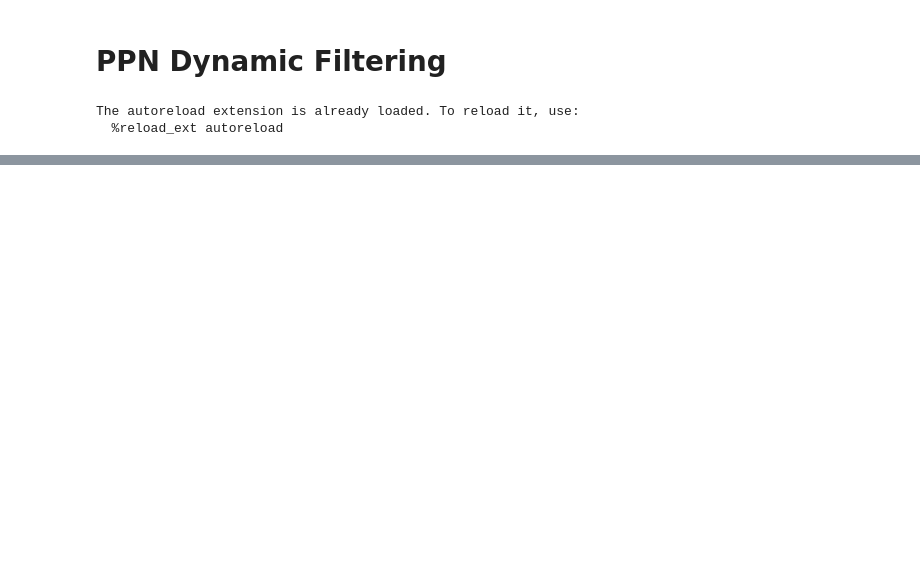
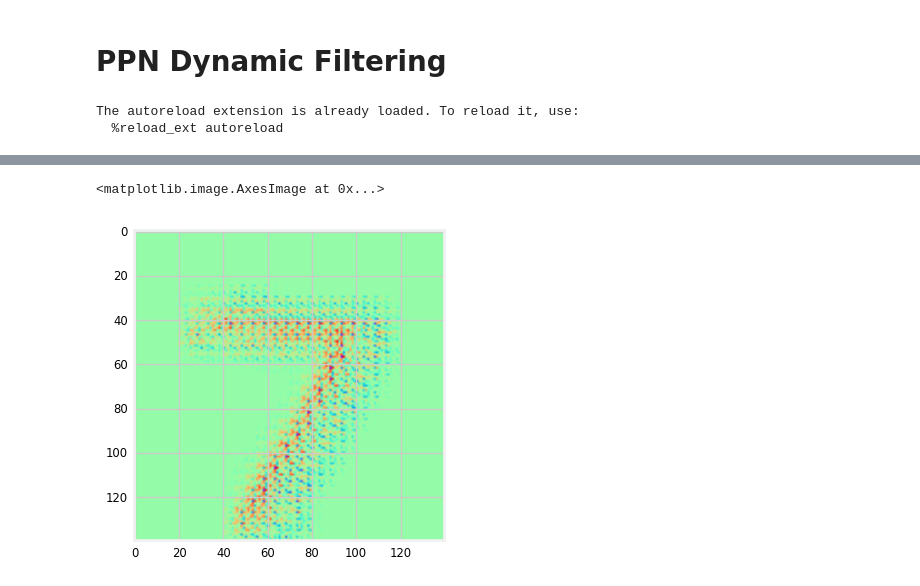
Before and after one commit to unique-horn/ppap-experiments, a Jupyter notebook: dfn/dfn-mnist.ipynb, the cells around one changed output, grey strips where cells are left out. Drawn from its saved outputs; the diff is of its cells as text; code cells hidden in the pictures; blank space fills up the shorter version.

```diff
--- a/dfn/dfn-mnist.ipynb
+++ b/dfn/dfn-mnist.ipynb
@@ -106,3 +121,9 @@ plt.imshow(filters_image(fs[0]))
+# %%
+fs = get_filter(model, X_test[:batch_size])
+plt.imshow(filters_image(fs[test_index]))
+# %% [output]
+<matplotlib.image.AxesImage at 0x...>
+[figure, added]
 # %%
 model.compile(loss='categorical_crossentropy',
               optimizer='adam',
```
Also changed, not shown: parts of 14 cells of this notebook, 1 other file.
